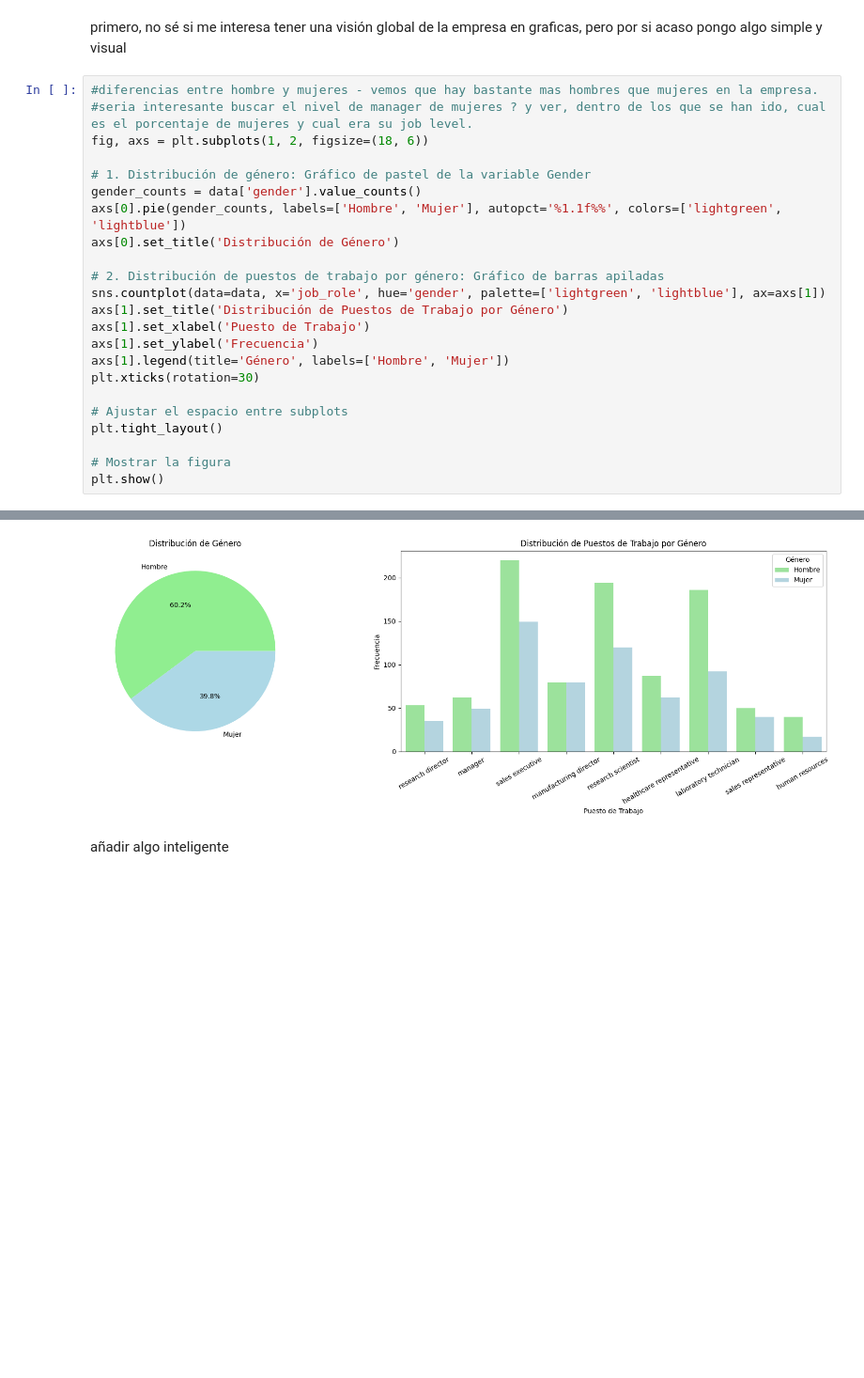
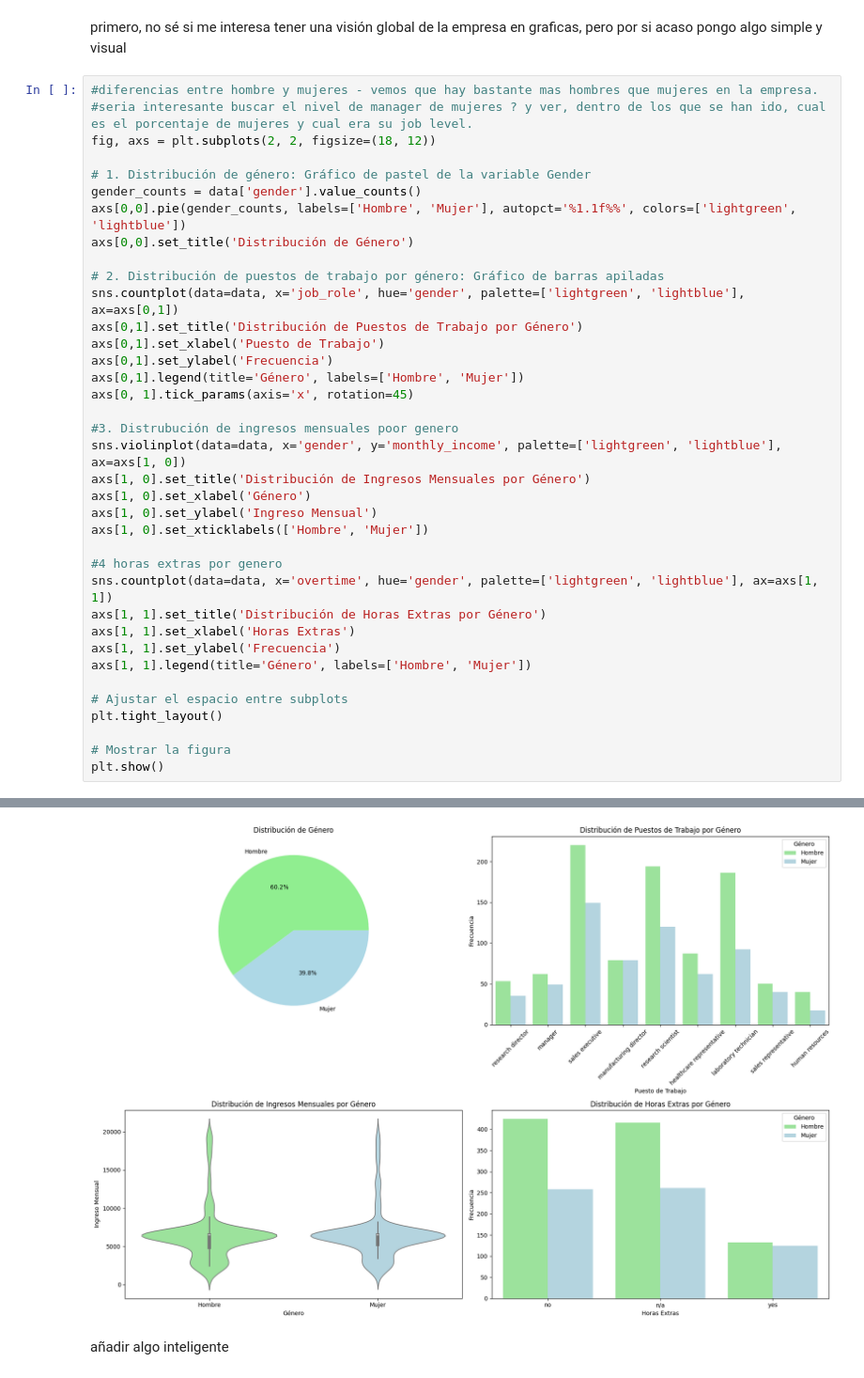
Before and after one commit to Violainedlst/proyecto-da-promo-H-modulo-3-team-2-People-pulse, a Jupyter notebook: Fase06_Reporte_Resultados/Fase2_vizualizar.ipynb, the cells around one changed output, grey strips where cells are left out. Shown at 94% size. Cells and saved outputs as stored; diff of their text form; blank space fills up the shorter version.

```diff
--- a/Fase06_Reporte_Resultados/Fase2_vizualizar.ipynb
+++ b/Fase06_Reporte_Resultados/Fase2_vizualizar.ipynb
@@ -678,20 +678,34 @@ primero, no sé si me interesa tener una visión global de la empresa en grafica
 # %%
 #diferencias entre hombre y mujeres - vemos que hay bastante mas hombres que mujeres en la empresa.
 #seria interesante buscar el nivel de manager de mujeres ? y ver, dentro de los que se han ido, cual es el porcentaje de mujeres y cual era su job level.
-fig, axs = plt.subplots(1, 2, figsize=(18, 6))
+fig, axs = plt.subplots(2, 2, figsize=(18, 12))
 
 # 1. Distribución de género: Gráfico de pastel de la variable Gender
 gender_counts = data['gender'].value_counts()
-axs[0].pie(gender_counts, labels=['Hombre', 'Mujer'], autopct='%1.1f%%', colors=['lightgreen', 'lightblue'])
-axs[0].set_title('Distribución de Género')
+axs[0,0].pie(gender_counts, labels=['Hombre', 'Mujer'], autopct='%1.1f%%', colors=['lightgreen', 'lightblue'])
+axs[0,0].set_title('Distribución de Género')
 
 # 2. Distribución de puestos de trabajo por género: Gráfico de barras apiladas
-sns.countplot(data=data, x='job_role', hue='gender', palette=['lightgreen', 'lightblue'], ax=axs[1])
-axs[1].set_title('Distribución de Puestos de Trabajo por Género')
-axs[1].set_xlabel('Puesto de Trabajo')
-axs[1].set_ylabel('Frecuencia')
-axs[1].legend(title='Género', labels=['Hombre', 'Mujer'])
-plt.xticks(rotation=30)
+sns.countplot(data=data, x='job_role', hue='gender', palette=['lightgreen', 'lightblue'], ax=axs[0,1])
+axs[0,1].set_title('Distribución de Puestos de Trabajo por Género')
+axs[0,1].set_xlabel('Puesto de Trabajo')
+axs[0,1].set_ylabel('Frecuencia')
+axs[0,1].legend(title='Género', labels=['Hombre', 'Mujer'])
+axs[0, 1].tick_params(axis='x', rotation=45)
+
+#3. Distrubución de ingresos mensuales poor genero
+sns.violinplot(data=data, x='gender', y='monthly_income', palette=['lightgreen', 'lightblue'], ax=axs[1, 0])
+axs[1, 0].set_title('Distribución de Ingresos Mensuales por Género')
+axs[1, 0].set_xlabel('Género')
+axs[1, 0].set_ylabel('Ingreso Mensual')
+axs[1, 0].set_xticklabels(['Hombre', 'Mujer'])
+
+#4 horas extras por genero
+sns.countplot(data=data, x='overtime', hue='gender', palette=['lightgreen', 'lightblue'], ax=axs[1, 1])
+axs[1, 1].set_title('Distribución de Horas Extras por Género')
+axs[1, 1].set_xlabel('Horas Extras')
+axs[1, 1].set_ylabel('Frecuencia')
+axs[1, 1].legend(title='Género', labels=['Hombre', 'Mujer'])
 
 # Ajustar el espacio entre subplots
 plt.tight_layout()
@@ -702,4 +719,4 @@ plt.show()
-[figure, old version]
+[figure, new version]
 # %% [markdown]
 añadir algo inteligente
 # %%
```
Also changed, not shown: parts of 7 cells of this notebook.
